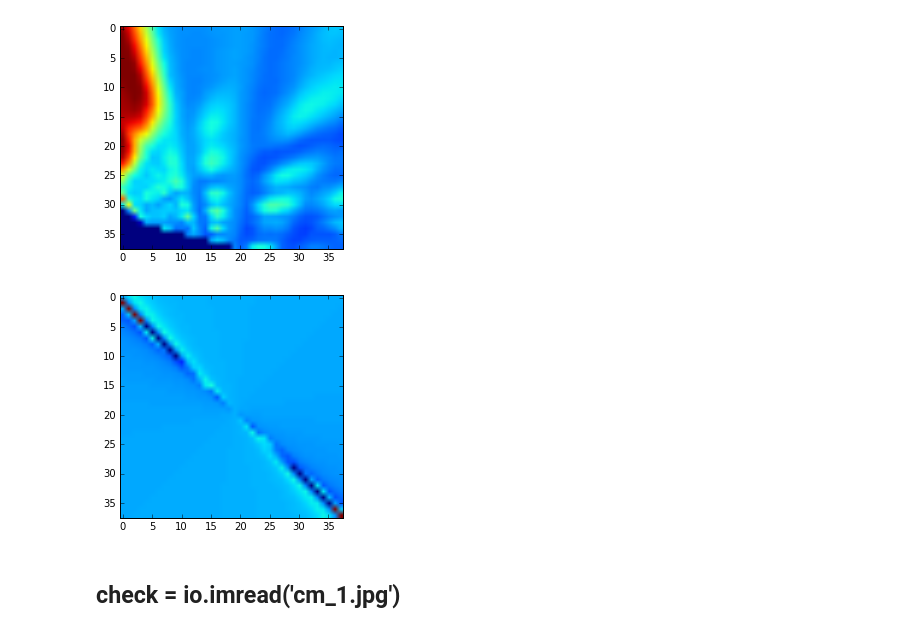
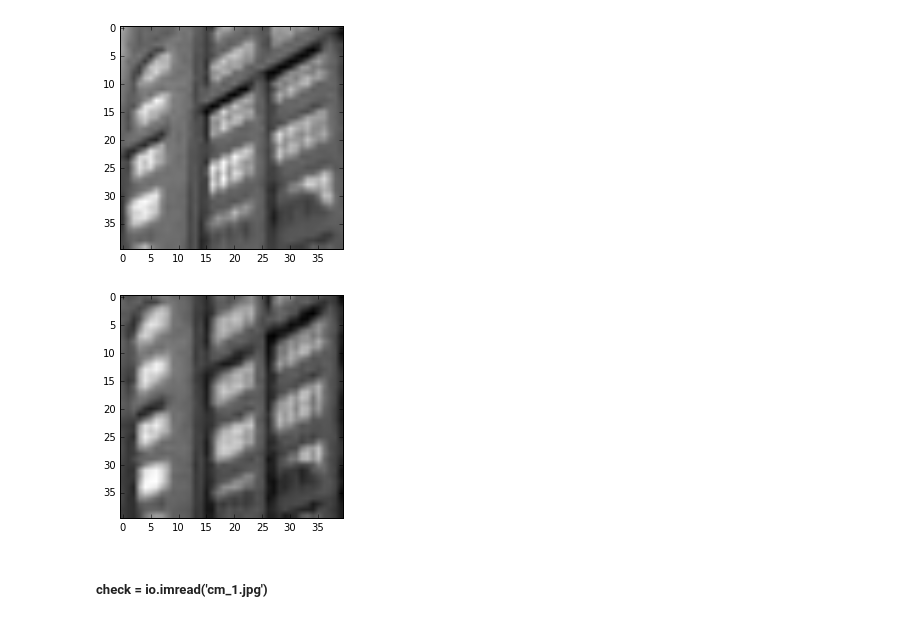
Before and after one commit to AntonRykachevskiy/linalg, a Jupyter notebook: Untitled.ipynb, the cells around one changed output. Cells and saved outputs as stored; diff of their text form; code cells hidden in the pictures.

```diff
--- a/Untitled.ipynb
+++ b/Untitled.ipynb
@@ -97,17 +158,17 @@ np.cos(0.02)
 # %%
 %matplotlib inline
 # %%
-plt.imshow(Ds[1])
+plt.imshow(Ds[0], cmap='gray')
 plt.show()
 # %% [output]
-[figure, old version]
+[figure, new version]
 # %%
-plt.imshow(Ds[6])
+plt.imshow(A, cmap='gray')
 plt.show()
 # %% [output]
-[figure, old version]
+[figure, new version]
 # %% [markdown]
-## check = io.imread('cm_1.jpg')
+##### check = io.imread('cm_1.jpg')
 # %%
 plt.imshow(check)
 plt.show()
```
Also changed, not shown: parts of 17 cells of this notebook, 7 other files.
